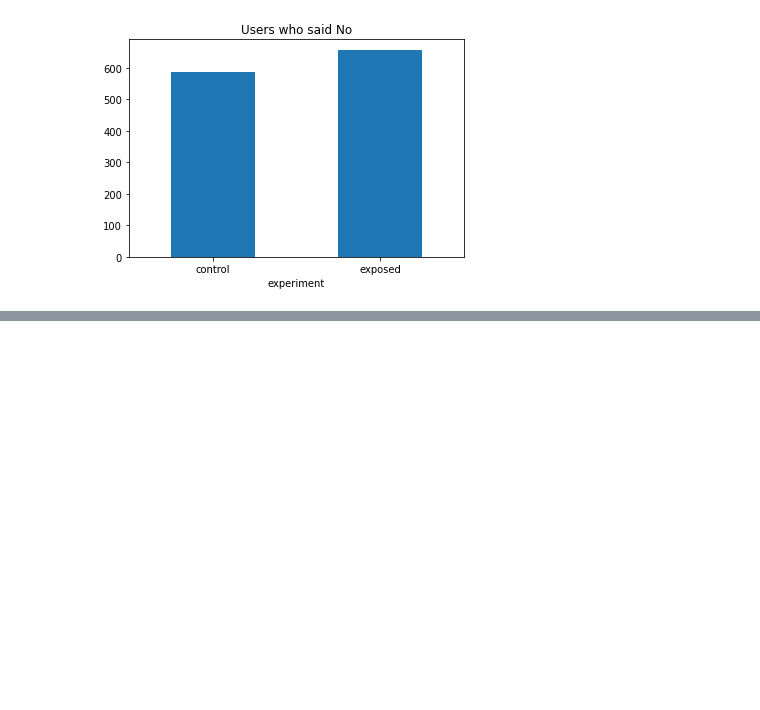
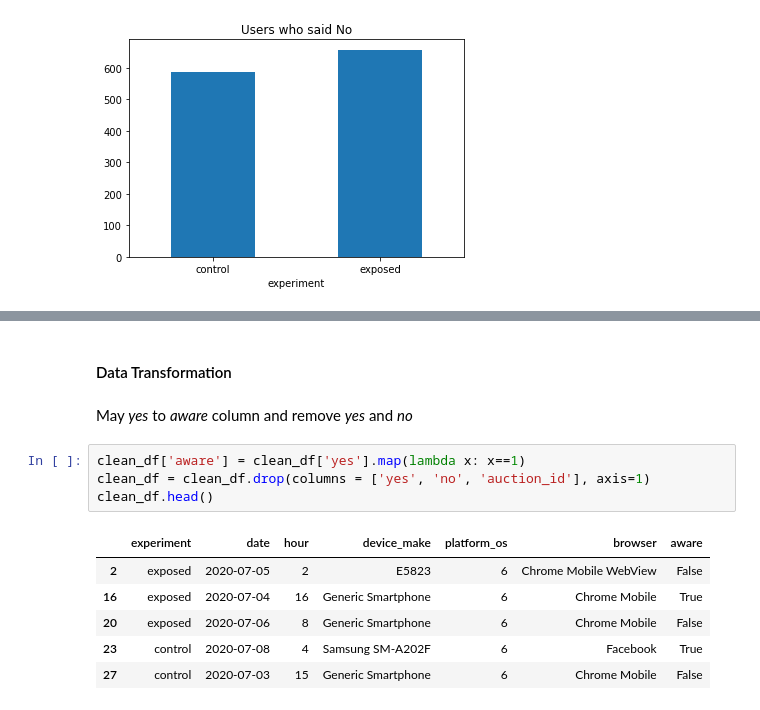
Before and after one commit to bkget/SmartAd-Performance-Aanalysis, a Jupyter notebook: notebooks/EDA_pipeline.ipynb, the cells around one changed output, grey strips where cells are left out. Saved outputs shown, nothing was run; the diff lists cells and outputs as text; blank space fills up the shorter version.

Commit message:
Map yes and no  to aware

```diff
--- a/notebooks/EDA_pipeline.ipynb
+++ b/notebooks/EDA_pipeline.ipynb
@@ -173,0 +197,15 @@ clean_df.groupby('experiment').count()['no'].plot.bar(rot=0, title="Users who sa
+# %% [markdown]
+#### Data Transformation
+# %% [markdown]
+May *yes* to *aware* column and remove *yes* and *no*
+# %%
+clean_df['aware'] = clean_df['yes'].map(lambda x: x==1)
+clean_df = clean_df.drop(columns = ['yes', 'no', 'auction_id'], axis=1)
+clean_df.head()
+# %% [output]
+|  | experiment | date | hour | device_make | platform_os | browser | aware |
+| 2 | exposed | 2020-07-05 | 2 | E5823 | 6 | Chrome Mobile WebView | False |
+| 16 | exposed | 2020-07-04 | 16 | Generic Smartphone | 6 | Chrome Mobile | True |
+| 20 | exposed | 2020-07-06 | 8 | Generic Smartphone | 6 | Chrome Mobile | False |
+| 23 | control | 2020-07-08 | 4 | Samsung SM-A202F | 6 | Facebook | True |
+| 27 | control | 2020-07-03 | 15 | Generic Smartphone | 6 | Chrome Mobile | False |
```
Also changed, not shown: parts of 4 cells of this notebook.
